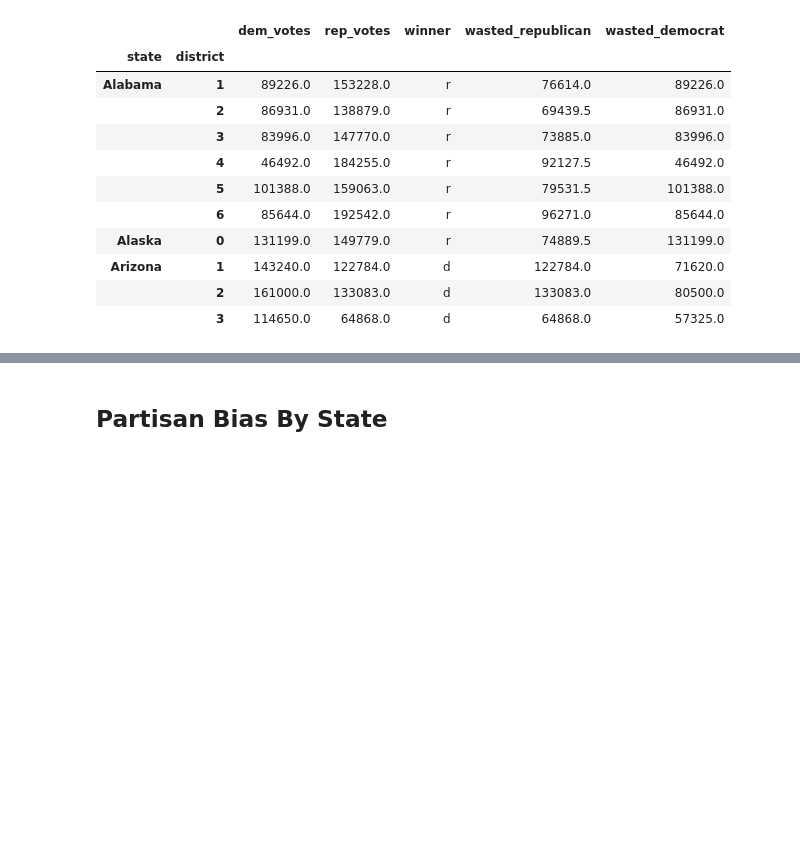
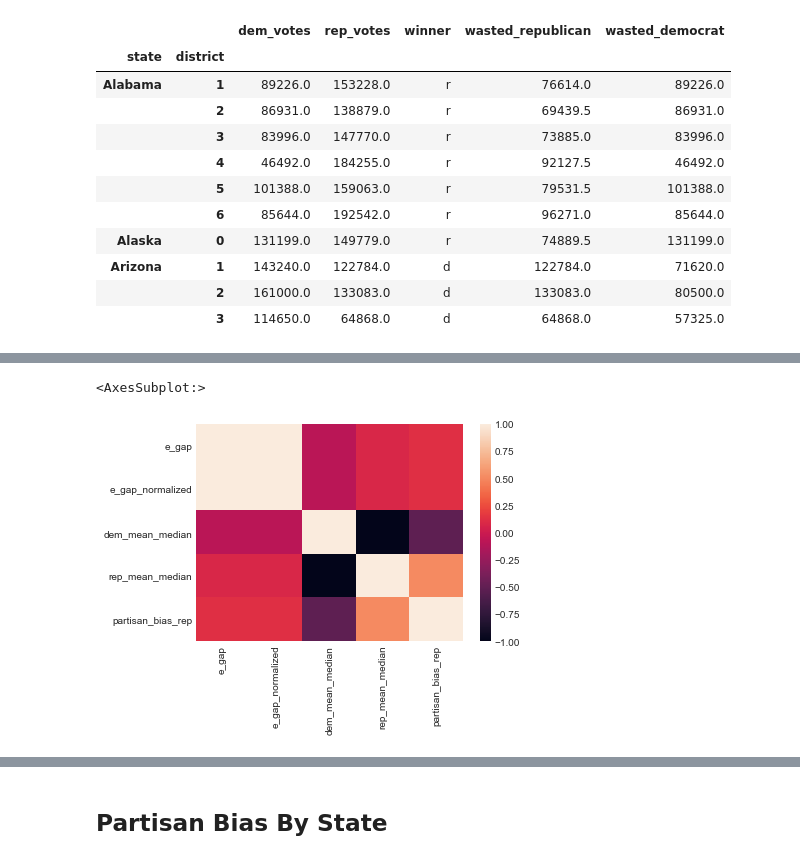
Before and after one commit to dpalencia/cs541g3, a Jupyter notebook: Notebooks/Data Understanding/Data Understanding - U.S. House 1976 - 2018.ipynb, the cells around one changed output, grey strips where cells are left out. Saved outputs shown, nothing was run; the diff lists cells and outputs as text; code cells hidden in the pictures; blank space fills up the shorter version.

```diff
--- a/Notebooks/Data Understanding/Data Understanding - U.S. House 1976 - 2018.ipynb
+++ b/Notebooks/Data Understanding/Data Understanding - U.S. House 1976 - 2018.ipynb
@@ -569,0 +543,6 @@ vote_counts
+# %%
+corr = vote_counts_bystate_normalized.corr()
+sns.heatmap(corr)
+# %% [output]
+<AxesSubplot:>
+[figure, added]
```
Also changed, not shown: parts of 4 cells of this notebook.
